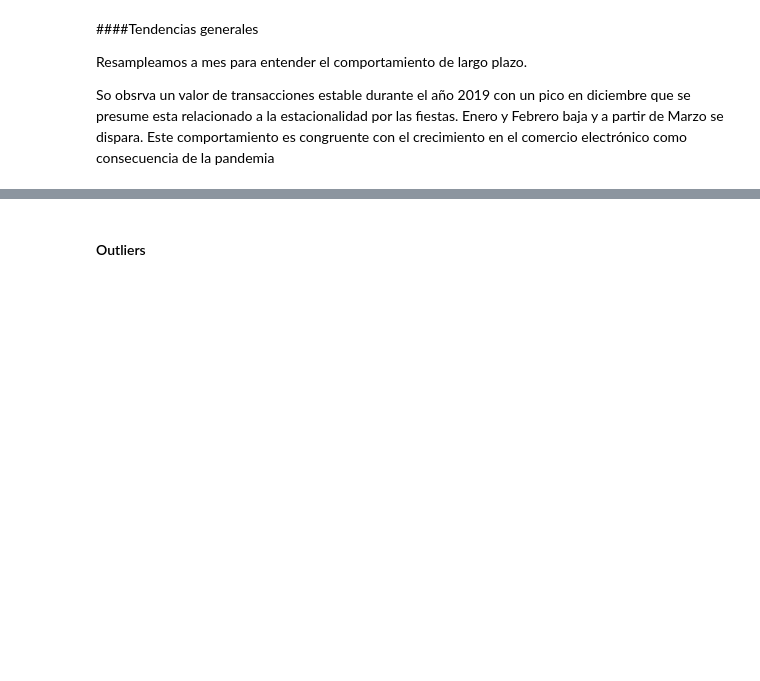
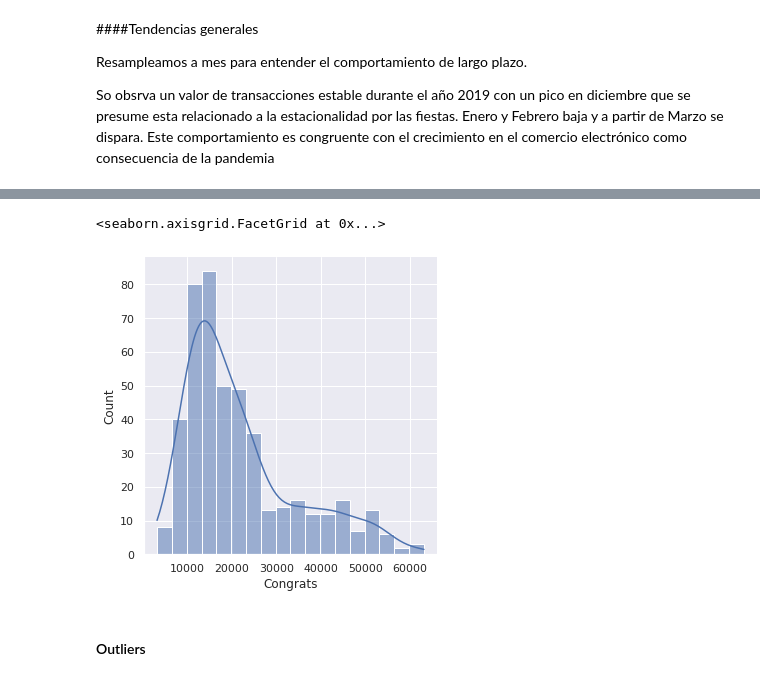
Before and after one commit to feliperichard/Mentoria, a Jupyter notebook: TP1_Analisis_y_Visualizacion/Tp1_analisis_y_visualizacion_Grupo_2.ipynb, the cells around one changed output, grey strips where cells are left out. Cells and saved outputs as stored; diff of their text form; code cells hidden in the pictures; blank space fills up the shorter version.

```diff
--- a/TP1_Analisis_y_Visualizacion/Tp1_analisis_y_visualizacion_Grupo_2.ipynb
+++ b/TP1_Analisis_y_Visualizacion/Tp1_analisis_y_visualizacion_Grupo_2.ipynb
@@ -296,0 +301,3 @@ tdf_m[cols_plot].plot(linewidth=1)
+# %%
+tdf_And = td1.loc[td1["Device"].isin(["Android"]),:]
+tdf_And.head()
@@ -297,3 +324,9 @@ tdf_m[cols_plot].plot(linewidth=1)
+# %%
+
+seaborn.displot(tdf_And["Congrats"],kde=True)
+# %% [output]
+<seaborn.axisgrid.FacetGrid at 0x...>
+[figure, added]
 # %% [markdown]
 #### Outliers
 # %%
```
Also changed, not shown: parts of 13 cells of this notebook.
